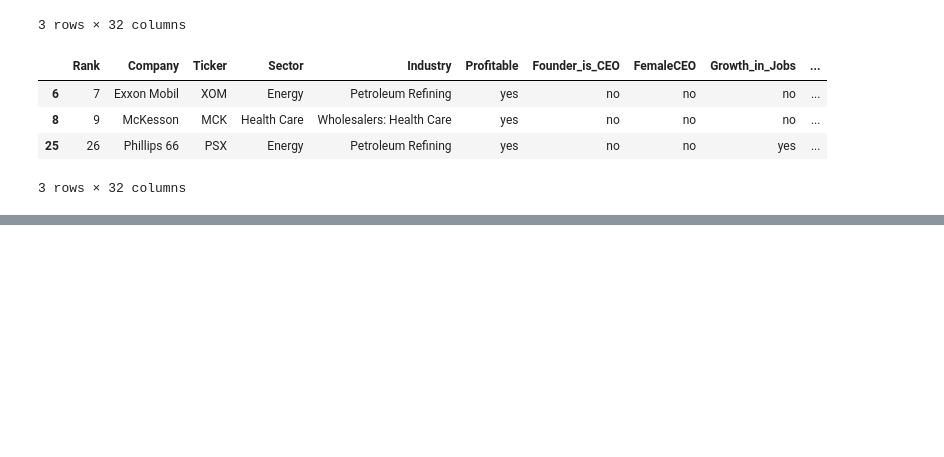
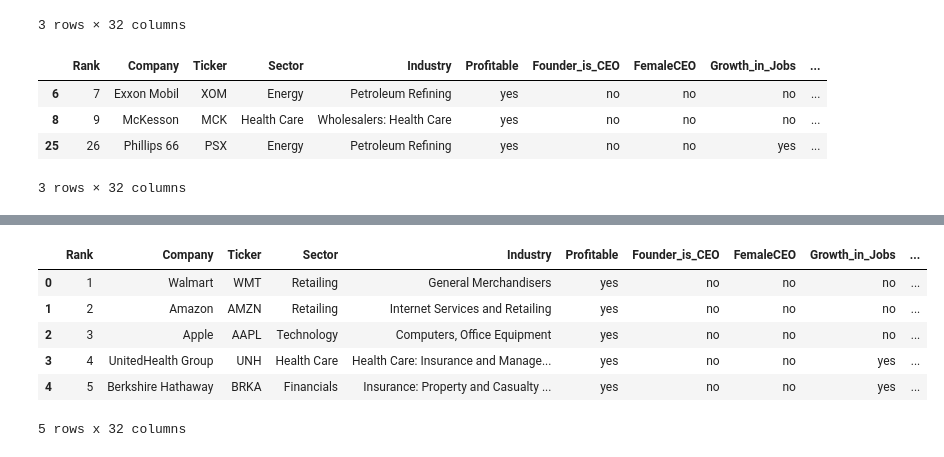
Before and after one commit to ryanrtavares/estudo_ucp_DS, a Jupyter notebook: programacao_nuvem_bigdata.ipynb, the cells around one changed output, grey strips where cells are left out. Drawn from its saved outputs; the diff is of its cells as text; code cells hidden in the pictures; blank space fills up the shorter version.

```diff
--- a/programacao_nuvem_bigdata.ipynb
+++ b/programacao_nuvem_bigdata.ipynb
@@ -74,0 +100,12 @@ comp_estado.head(10) ## Os dados estados com mais companhias
+# %%
+base_modin = pd.read_parquet("fortune1000_2024.parquet")
+# %%
+base_modin.head()
+# %% [output]
+|  | Rank | Company | Ticker | Sector | Industry | Profitable | Founder_is_CEO | FemaleCEO | Growth_in_Jobs | ... |
+| 0 | 1 | Walmart | WMT | Retailing | General Merchandisers | yes | no | no | no | ... |
+| 1 | 2 | Amazon | AMZN | Retailing | Internet Services and Retailing | yes | no | no | no | ... |
+| 2 | 3 | Apple | AAPL | Technology | Computers, Office Equipment | yes | no | no | no | ... |
+| 3 | 4 | UnitedHealth Group | UNH | Health Care | Health Care: Insurance and Manage... | yes | no | no | yes | ... |
+| 4 | 5 | Berkshire Hathaway | BRKA | Financials | Insurance: Property and Casualty ... | yes | no | no | yes | ... |
+5 rows x 32 columns
```
Also changed, not shown: parts of 8 cells of this notebook.
